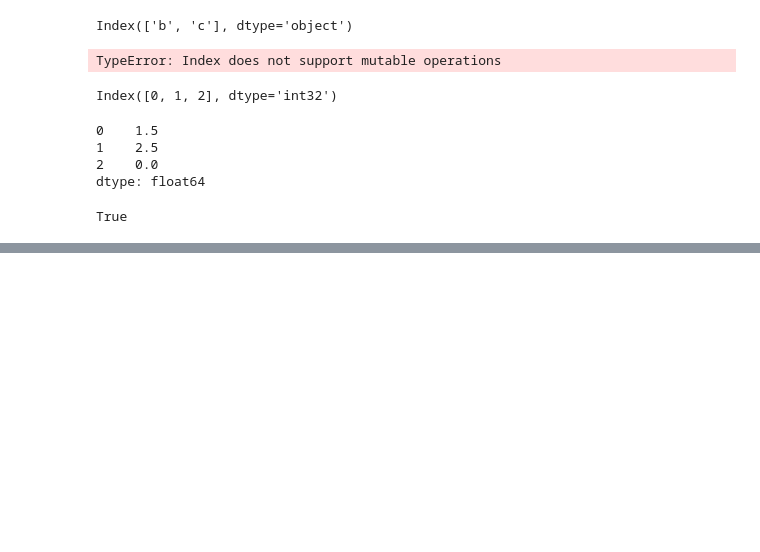
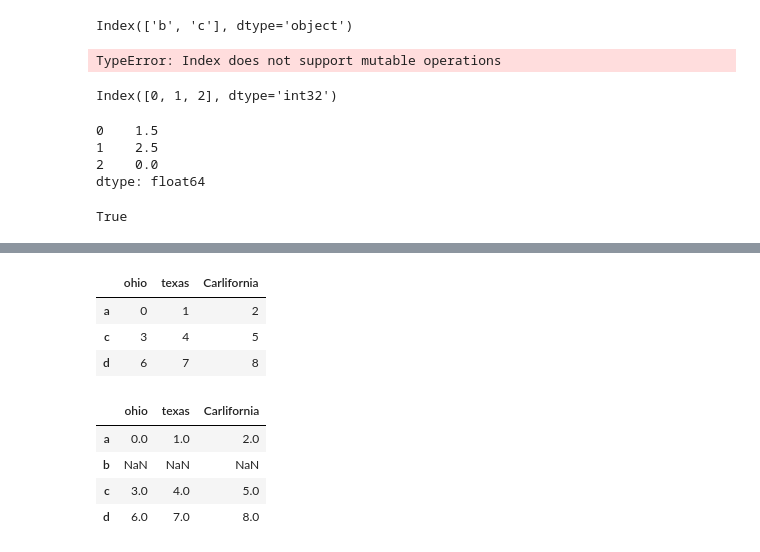
Before and after one commit to Otifredrick/Data-Science-Training-, a Jupyter notebook: pandas_training/Understanding pandas data structures.ipynb, the cells around one changed output, grey strips where cells are left out. Saved outputs shown, nothing was run; the diff lists cells and outputs as text; code cells hidden in the pictures; blank space fills up the shorter version.

```diff
--- a/pandas_training/Understanding pandas data structures.ipynb
+++ b/pandas_training/Understanding pandas data structures.ipynb
@@ -328,0 +376,21 @@ True
+# %%
+#With DataFrame, reindex can alter either the (row) index, columns, or both. When
+#passed only a sequence, it reindexes the rows in the result.
+frame6=pd.DataFrame(np.arange(9).reshape((3,3)),
+                    index=['a','c','d'],
+                    columns=['ohio','texas','Carlifornia'])
+frame6
+# %% [output]
+|  | ohio | texas | Carlifornia |
+| a | 0 | 1 | 2 |
+| c | 3 | 4 | 5 |
+| d | 6 | 7 | 8 |
+# %%
+frame7=frame6.reindex(['a','b','c','d'])
+frame7
+# %% [output]
+|  | ohio | texas | Carlifornia |
+| a | 0.0 | 1.0 | 2.0 |
+| b | NaN | NaN | NaN |
+| c | 3.0 | 4.0 | 5.0 |
+| d | 6.0 | 7.0 | 8.0 |
```
Also changed, not shown: parts of 18 cells of this notebook.
